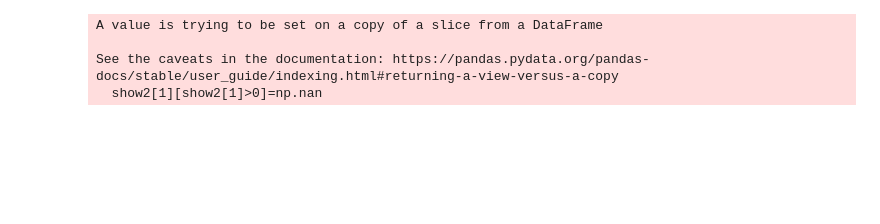
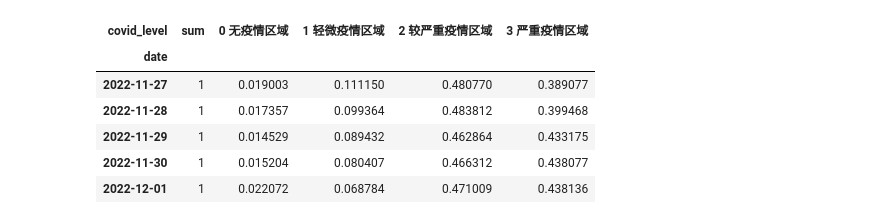
Before and after one commit to tsauliu/COVID_Data_in_Depth, a Jupyter notebook: coviddataprocess_rolling7.ipynb, the cells around one changed output. Drawn from its saved outputs; the diff is of its cells as text; code cells hidden in the pictures; blank space fills up the shorter version.

```diff
--- a/coviddataprocess_rolling7.ipynb
+++ b/coviddataprocess_rolling7.ipynb
@@ -102,69 +100,48 @@ See the caveats in the documentation: https://pandas.pydata.org/pandas-docs/stab
 # %%
+#疫情新增 by 人口 分析
+
 import numpy as np
 
 city_popu=pd.read_hdf('./citypopu.h5',key='raw2')
 city_popu['城市']=city_popu['城市'].str.replace('市',"")
 city_popu['常住人口']=pd.to_numeric(city_popu['常住人口'])
 
 dfo=df_covid.merge(city_popu,on='城市',how='inner')
 
-# c1=~dfo['城市'].isin(['伊犁','中国香港'])
-# dfo=dfo[c1]
 
 def catgorize(num):
     num=float(num)
-    level=-2
+    level=np.nan
+
     if num ==0:
-        level=-1
-    if 0 < num <=1:
-        level =0
-    if num > 1 and num <=10:
-        level =0
+        level= '0 无疫情区域'
+    if 0 < num <=10:
+        level ="1 轻微疫情区域"
     if num > 10 and num <=100:
-        level =1
-    if num > 100 and num <=500:
-        level =2
-    if num > 500 and num <=1000:
-        level =2
-    if num > 1000:
-        level =2
+        level ="2 较严重疫情区域"
+    if num > 100:
+        level ="3 严重疫情区域"
+
     return level
 
 
 dfo['covid_level']=dfo['cases_last7d_max'].apply(catgorize)
 
+show=dfo.copy()
+c1=show['covid_level']==np.nan
+show=show[~c1]
 
-show=dfo.copy()
-c1=show['covid_level']>-2
-show=show[c1]
-
-
-
-
-
-dfo=amap_2022.merge(show,on=['城市','yr','date'],how='inner')
-dfo['traffic_change']=dfo['traffic_last7d_mean']/dfo['traffic_19_rolling_mean']-1
-
-# dfo
-
-
-
-
-
-# pd.pivot_table(show, values='常住人口', index=['date'],columns=['covid_level'], aggfunc=np.sum).to_clipboard()
-
-# dfo
-show2=pd.pivot_table(dfo, values='traffic_change', index=['date'],columns=['covid_level'], aggfunc=np.mean).reset_index()
-show2[1][show2[1]>0]=np.nan
-show2=show2[show2['date']>=datetime.date(2022,3,1)]
-show2.to_clipboard(index=False)
-
-
-# # topivot=show[c1&c2].groupby(by=['wk',show_value]).count().reset_index()
-# # topivot2=topivot.merge(dates,how='left',on='wk')
-# # pd.pivot_table(topivot2, values='traffic_change', index=['日期'],columns=[show_value], aggfunc=np.sum).to_clipboard()
+pv_value=pd.pivot_table(show, values='常住人口', index=['date'],columns=['covid_level'], aggfunc=np.sum)
+pv_value=pv_value.div(pv_value.sum(axis=1), axis=0)
+pv_value['sum']=1
+pv_value=pv_value[['sum','0 无疫情区域', '1 轻微疫情区域', '2 较严重疫情区域', '3 严重疫情区域']]
+pv_value.tail(22).to_clipboard()
+pv_value.tail(5)
 # %% [output]
-A value is trying to be set on a copy of a slice from a DataFrame
-
-See the caveats in the documentation: https://pandas.pydata.org/pandas-docs/stable/user_guide/indexing.html#returning-a-view-versus-a-copy
-  show2[1][show2[1]>0]=np.nan
+| covid_level | sum | 0 无疫情区域 | 1 轻微疫情区域 | 2 较严重疫情区域 | 3 严重疫情区域 |
+| date |  |  |  |  |  |
+| 2022-11-27 | 1 | 0.019003 | 0.111150 | 0.480770 | 0.389077 |
+| 2022-11-28 | 1 | 0.017357 | 0.099364 | 0.483812 | 0.399468 |
+| 2022-11-29 | 1 | 0.014529 | 0.089432 | 0.462864 | 0.433175 |
+| 2022-11-30 | 1 | 0.015204 | 0.080407 | 0.466312 | 0.438077 |
+| 2022-12-01 | 1 | 0.022072 | 0.068784 | 0.471009 | 0.438136 |
```
Also changed, not shown: parts of 12 cells of this notebook, 1 other file.
